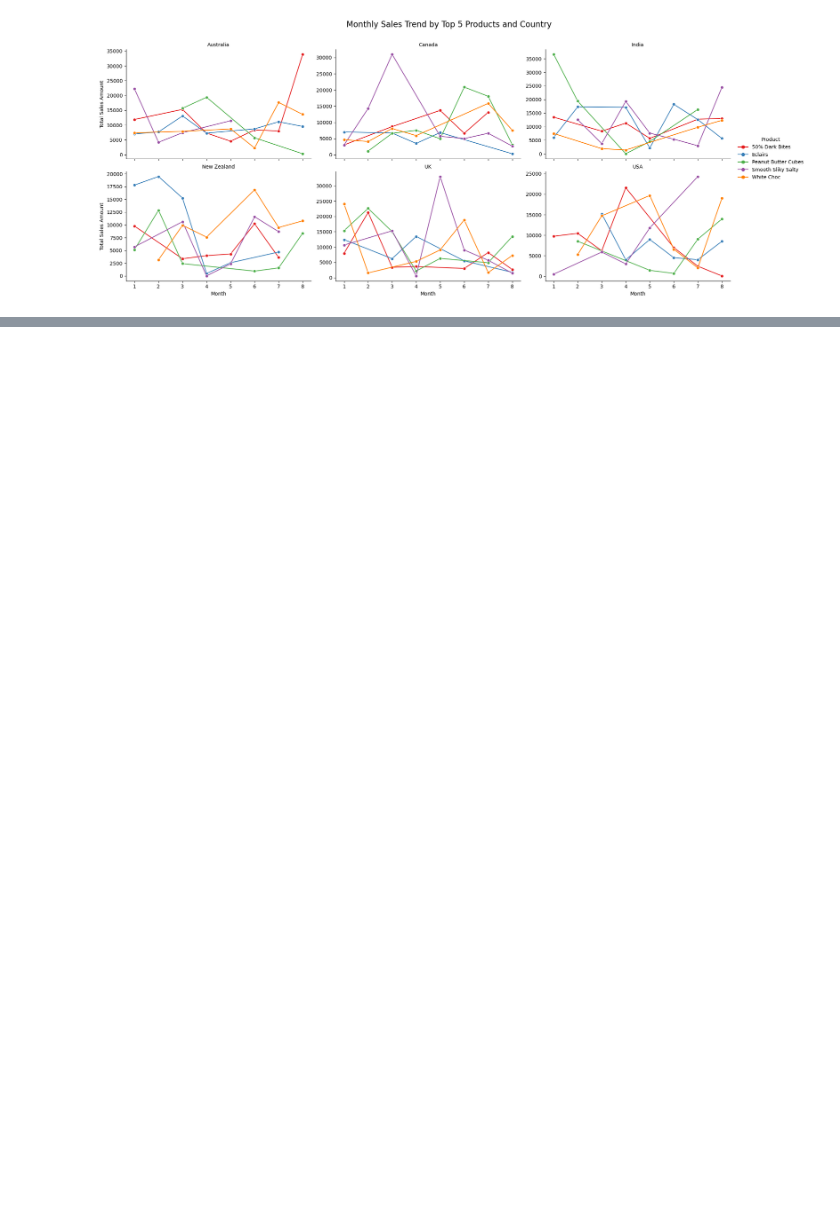
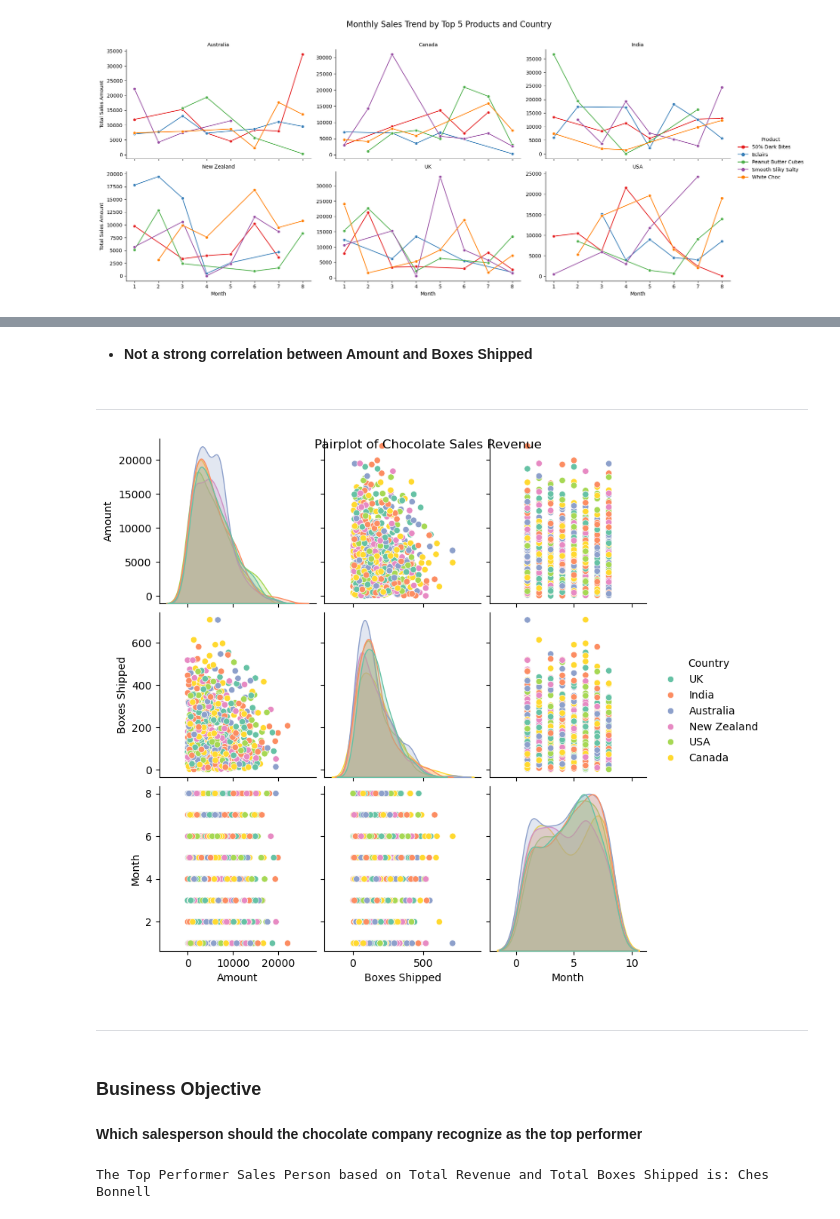
Before and after one commit to danisharain12/Machine-Learning-Projects, a Jupyter notebook: Predicting Chocolate Sales Revenue/Predicting Chocolate Sales Revenue.ipynb, the cells around one changed output, grey strips where cells are left out. Drawn from its saved outputs; the diff is of its cells as text; code cells hidden in the pictures; blank space fills up the shorter version.

Commit message:
Working on Business Objectives

```diff
--- a/Predicting Chocolate Sales Revenue/Predicting Chocolate Sales Revenue.ipynb
+++ b/Predicting Chocolate Sales Revenue/Predicting Chocolate Sales Revenue.ipynb
@@ -356,0 +353,28 @@ plt.show()
+# %% [markdown]
+- **Not a strong correlation between Amount and Boxes Shipped**
+# %% [markdown]
+--------
+# %%
+sns.pairplot(df[numeric_cols + ['Country']], hue='Country', kind='scatter',
+             diag_kind='kde', palette='Set2')
+plt.suptitle('Pairplot of Chocolate Sales Revenue')
+plt.show()
+# %% [output]
+[figure, added]
+# %% [markdown]
+------
+# %% [markdown]
+### Business Objective
+# %% [markdown]
+**Which salesperson should the chocolate company recognize as the top performer**
+# %%
+top_performer = df.groupby('Sales Person').agg(Total_Revenue=('Amount', 'sum'),
+                                               Total_Boxes_Shipped=('Boxes Shipped', 'sum'))
+top_performer.reset_index(inplace=True)
+
+top_performer['Total_Performence'] = top_performer['Total_Revenue'] + top_performer['Total_Boxes_Shipped']
+top_performer.sort_values(by='Total_Performence', ascending=False, inplace=True)
+
+print(f'The Top Performer Sales Person based on Total Revenue and Total Boxes Shipped is: {top_performer["Sales Person"].values[0]}')
+# %% [output]
+The Top Performer Sales Person based on Total Revenue and Total Boxes Shipped is: Ches Bonnell
```
Also changed, not shown: parts of 16 cells of this notebook.
